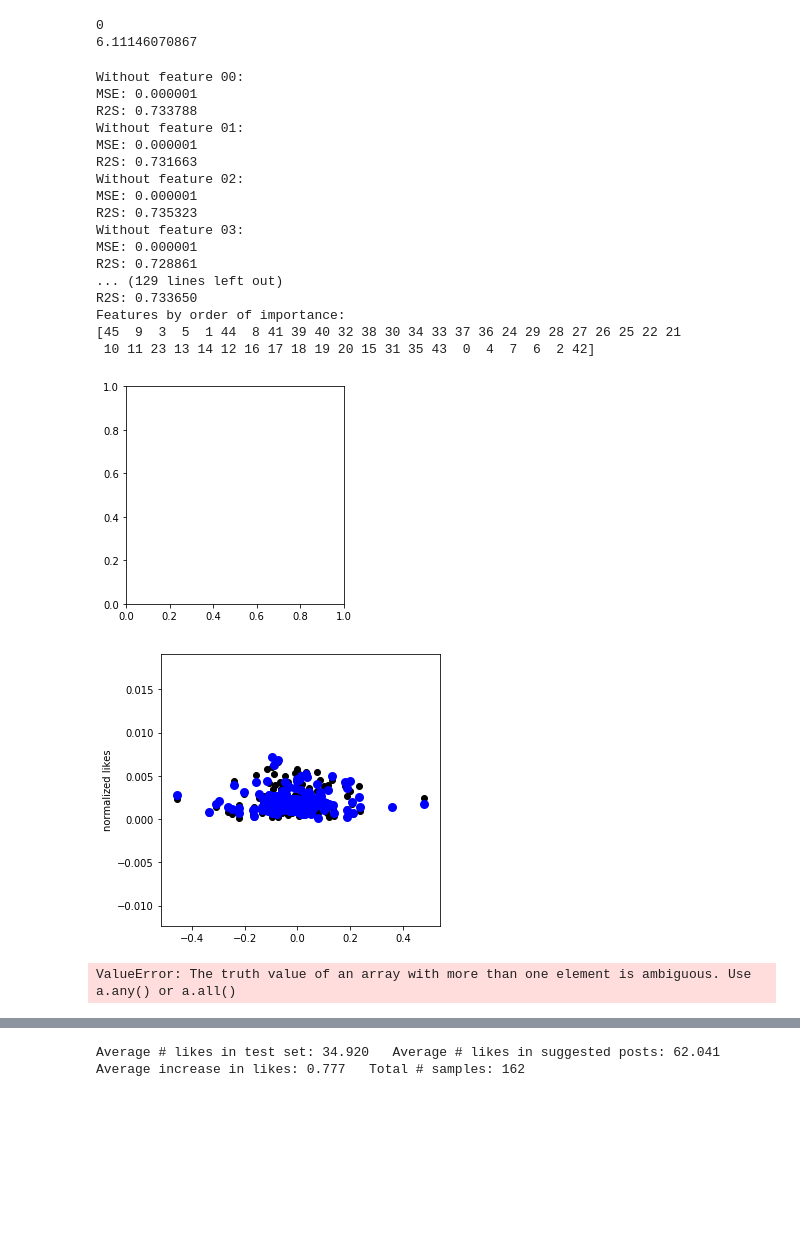
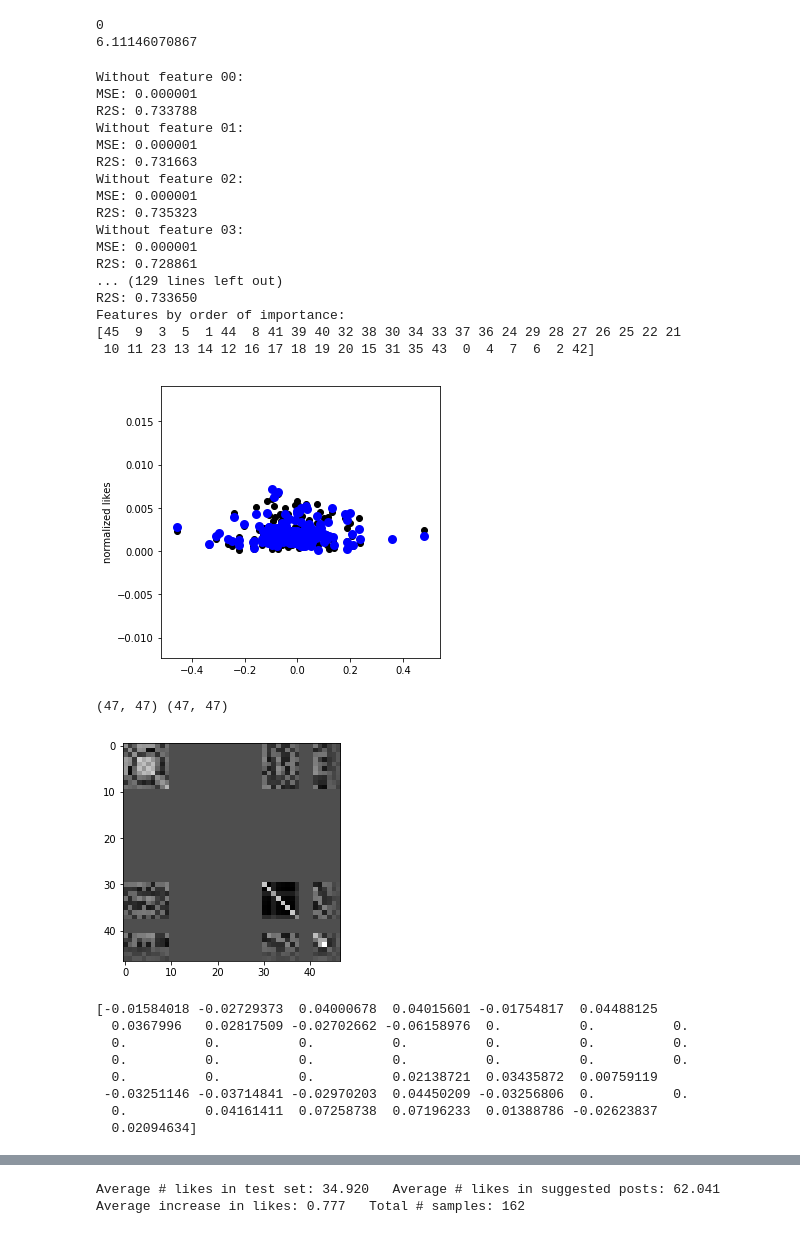
Before and after one commit to AlbertHJLee/minster, a Jupyter notebook: feature_engineering.ipynb, the cells around one changed output, grey strips where cells are left out. Saved outputs shown, nothing was run; the diff lists cells and outputs as text; code cells hidden in the pictures; blank space fills up the shorter version.

```diff
--- a/feature_engineering.ipynb
+++ b/feature_engineering.ipynb
@@ -455,40 +455,62 @@ if True:
     plt.scatter(data_cross[:,feat], y_cross,  color='black')
     plt.scatter(data_cross[:,feat], y_pred, color='blue', linewidth=3)
     #plt.xlabel('normalized contrast')
     plt.ylabel('normalized likes')
     plt.show()
 
     cov = np.cov(np.append(data_train,y_train.reshape([ntrain,1]),axis=1).transpose())
     #rescale = (lambda x: np.sqrt(x) if (x >= 0) else -np.sqrt(-x))
     covplot = cov
+
     indices = (cov >= 0)
-    covplot[indices] = np.sqrt(cov)
-    indices = (cov >= 0)
-    covplot[indices] = np.sqrt(cov)
-    plt.imshow(covplot,cmap='bwr',vmin=np.min(cov),vmax=np.mean(cov)*2.)
+    print indices.shape, cov.shape
+    covplot[indices] = np.power(cov[indices],.3)
+    meanpos = np.mean(covplot[indices])
+
+    indices = (cov < 0)
+    covplot[indices] = -np.power(-cov[indices],.3)
+    meanneg = np.mean(covplot[indices])
+
+    if False:
+        covplot = np.append(covplot[:,:38],covplot[:,41:],axis=1)
+        covplot = np.append(covplot[:,:9],covplot[:,30:],axis=1)
+        covplot = np.append(covplot[:38,:],covplot[41:,:],axis=0)
+        covplot = np.append(covplot[:9,:],covplot[30:,:],axis=0)
+        limit = np.max( np.array([-meanneg,meanpos]) )
+        plt.imshow(covplot,cmap='bwr',vmin=-limit,vmax=limit)
+    else:
+        plt.imshow(covplot,cmap='gray')
     plt.show()
     print cov[-1,:] #, data_test[1,:]
 # %% [output]
 Without feature 00:
 MSE: 0.000001
 R2S: 0.733788
 Without feature 01:
 MSE: 0.000001
 R2S: 0.731663
 Without feature 02:
 MSE: 0.000001
 R2S: 0.735323
 Without feature 03:
 MSE: 0.000001
 R2S: 0.728861
 ... (129 lines left out)
 R2S: 0.733650
 Features by order of importance:
 [45  9  3  5  1 44  8 41 39 40 32 38 30 34 33 37 36 24 29 28 27 26 25 22 21
  10 11 23 13 14 12 16 17 18 19 20 15 31 35 43  0  4  7  6  2 42]
-[figure, old version]
+[figure, new version]
+(47, 47) (47, 47)
-[figure, old version]
+[figure, new version]
-ValueError: The truth value of an array with more than one element is ambiguous. Use a.any() or a.all()
+[-0.01584018 -0.02729373  0.04000678  0.04015601 -0.01754817  0.04488125
+  0.0367996   0.02817509 -0.02702662 -0.06158976  0.          0.          0.
+  0.          0.          0.          0.          0.          0.          0.
+  0.          0.          0.          0.          0.          0.          0.
+  0.          0.          0.          0.02138721  0.03435872  0.00759119
+ -0.03251146 -0.03714841 -0.02970203  0.04450209 -0.03256806  0.          0.
+  0.          0.04161411  0.07258738  0.07196233  0.01388786 -0.02623837
+  0.02094634]
 # %%
 # Run regression on test set with most informative features
 
```
Also changed, not shown: parts of 1 cell of this notebook.
